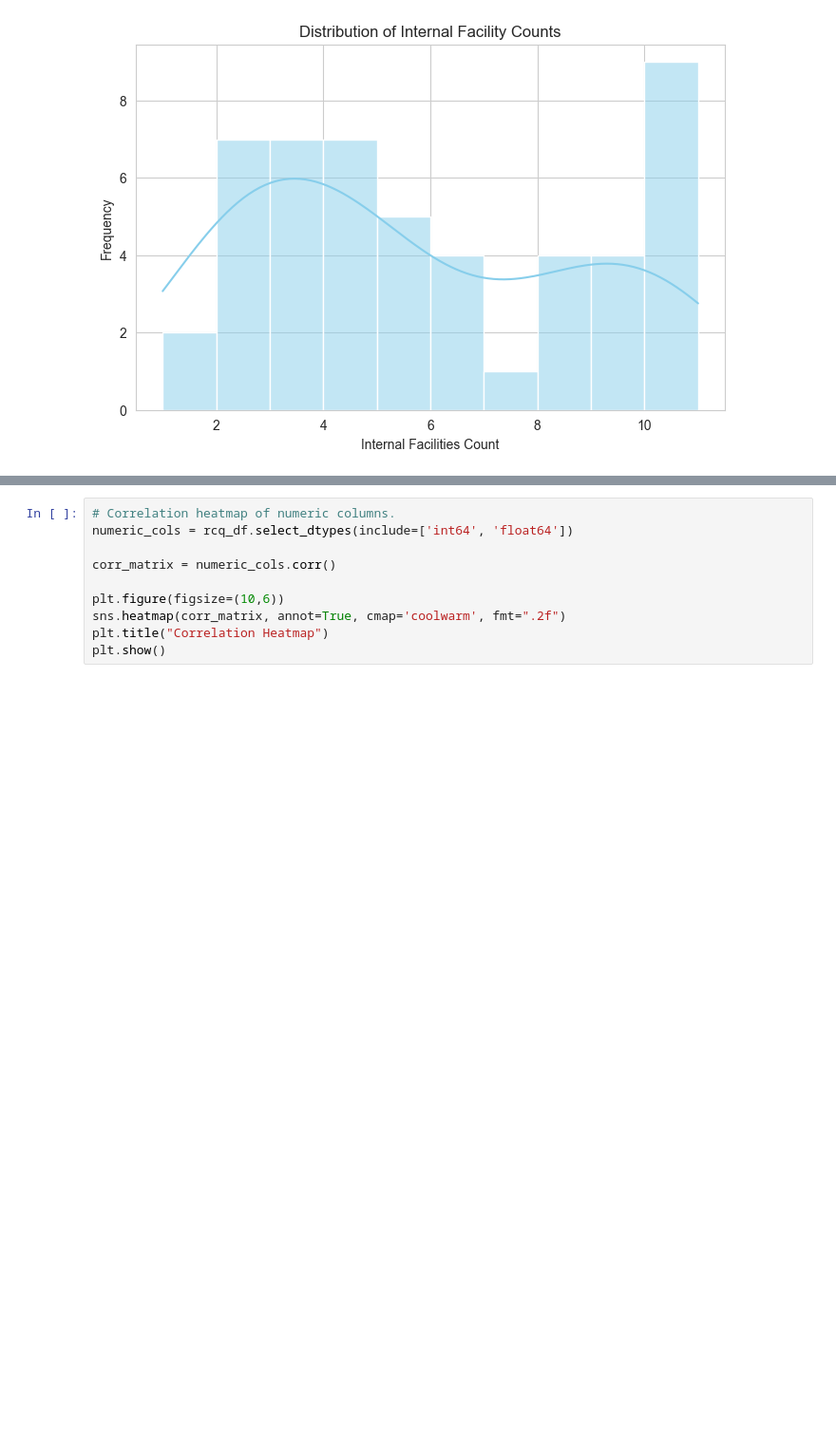
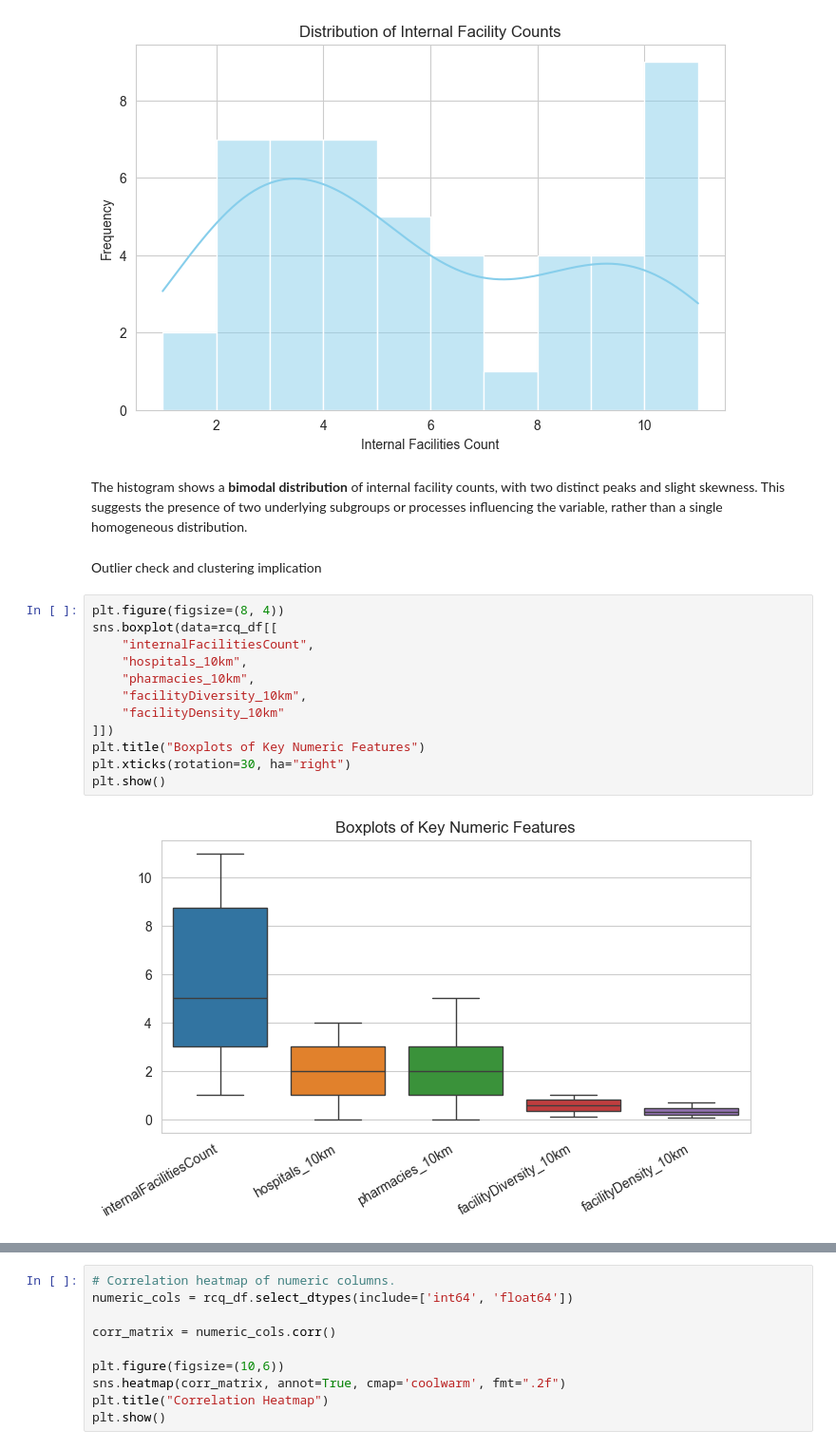
Before and after one commit to AkuhaPhd/research-center-quality-classifier, a Jupyter notebook: EDA_and_Model.ipynb, the cells around one changed output, grey strips where cells are left out. Shown at 95% size. Drawn from its saved outputs; the diff is of its cells as text; blank space fills up the shorter version.

```diff
--- a/EDA_and_Model.ipynb
+++ b/EDA_and_Model.ipynb
@@ -138,3 +146,21 @@ plt.ylabel("Frequency")
 plt.show()
 # %% [output]
 [figure]
+# %% [markdown]
+The histogram shows a **bimodal distribution** of internal facility counts, with two distinct peaks and slight skewness. This suggests the presence of two underlying subgroups or processes influencing the variable, rather than a single homogeneous distribution.
+# %% [markdown]
+Outlier check and clustering implication
+# %%
+plt.figure(figsize=(8, 4))
+sns.boxplot(data=rcq_df[[
+    "internalFacilitiesCount",
+    "hospitals_10km",
+    "pharmacies_10km",
+    "facilityDiversity_10km",
+    "facilityDensity_10km"
+]])
+plt.title("Boxplots of Key Numeric Features")
+plt.xticks(rotation=30, ha="right")
+plt.show()
+# %% [output]
+[figure, added]
```
Also changed, not shown: parts of 33 cells of this notebook, 2 other files.
